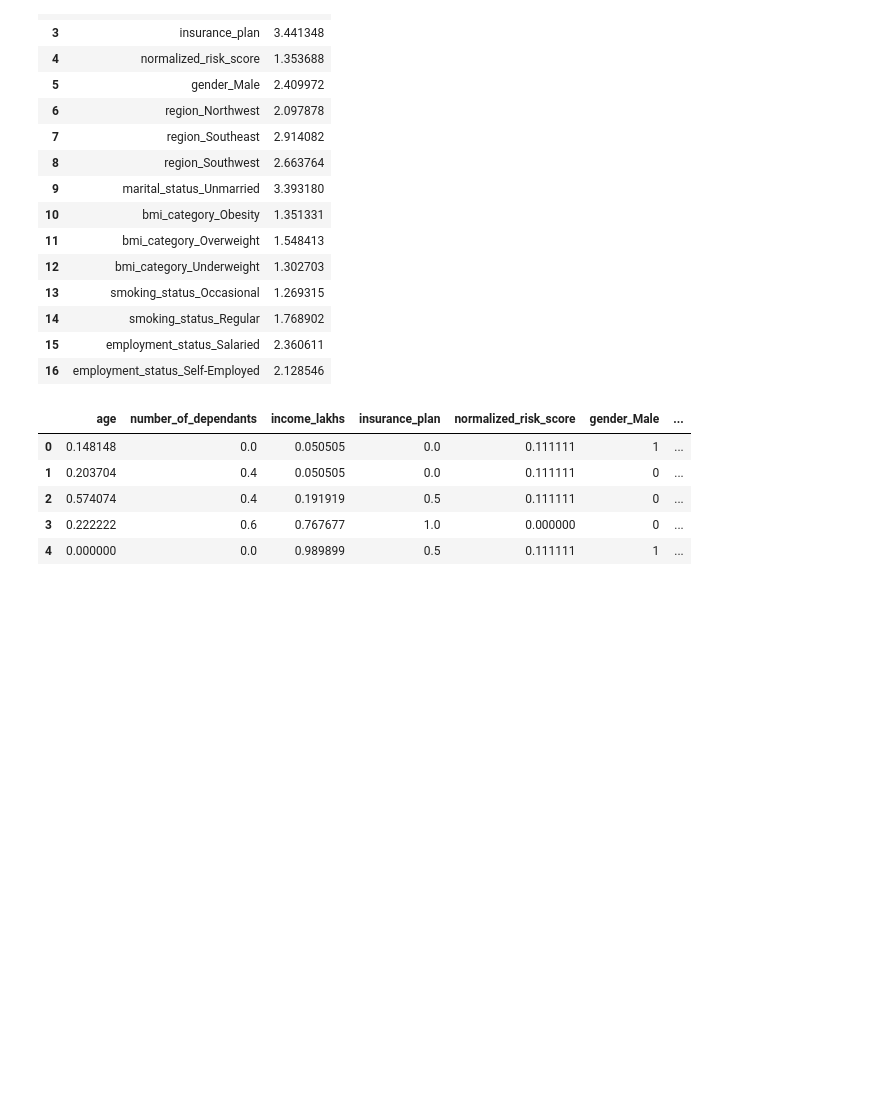
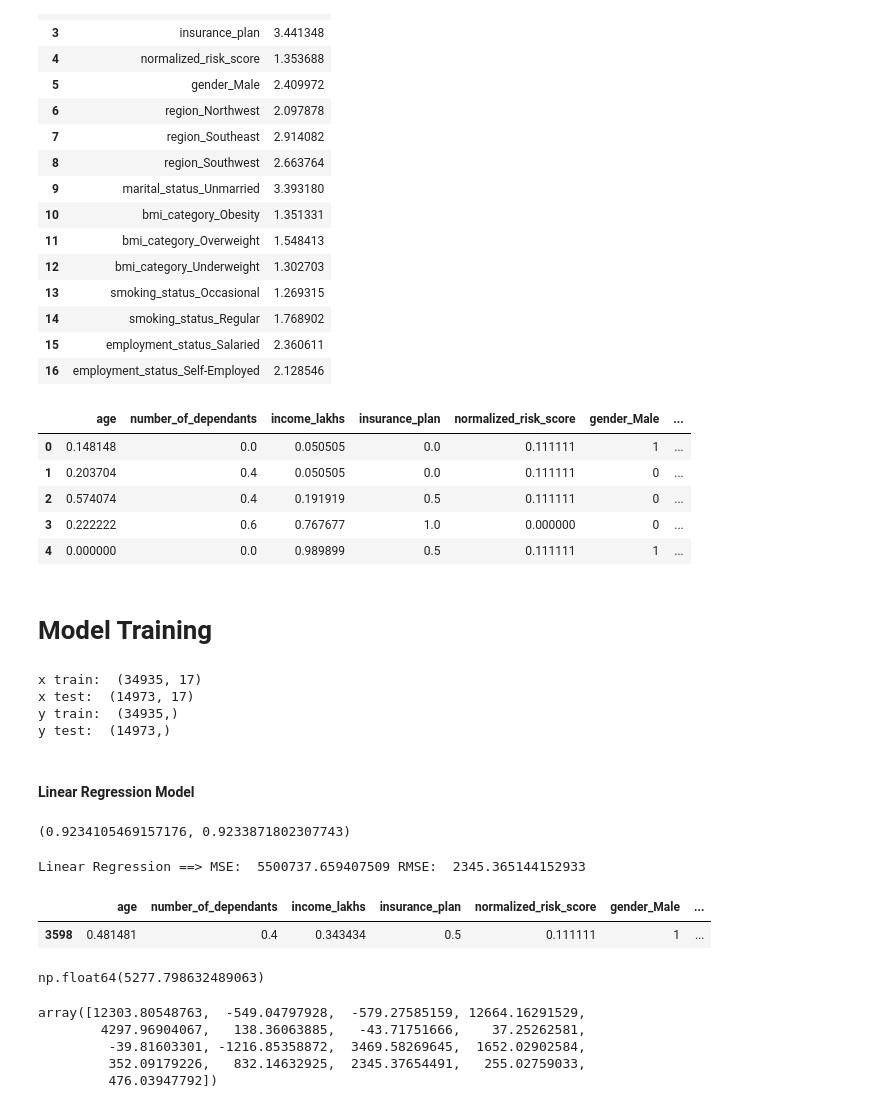
Before and after one commit to ByteMeRadi/Healthcare-Premium-Prediction-App, a Jupyter notebook: data_cleaning/ml_premium_prediction.ipynb, the cells around one changed output. Drawn from its saved outputs; the diff is of its cells as text; code cells hidden in the pictures; blank space fills up the shorter version.

```diff
--- a/data_cleaning/ml_premium_prediction.ipynb
+++ b/data_cleaning/ml_premium_prediction.ipynb
@@ -584,3 +584,53 @@ X_reduced.head()
 | 2 | 0.574074 | 0.4 | 0.191919 | 0.5 | 0.111111 | 0 | ... |
 | 3 | 0.222222 | 0.6 | 0.767677 | 1.0 | 0.000000 | 0 | ... |
 | 4 | 0.000000 | 0.0 | 0.989899 | 0.5 | 0.111111 | 1 | ... |
+# %% [markdown]
+# Model Training
+# %%
+X_train, X_test, y_train, y_test = train_test_split(X_reduced, y, test_size=0.30, random_state=10)
+
+# shape of the X_train, X_test, y_train, y_test features
+print("x train: ",X_train.shape)
+print("x test: ",X_test.shape)
+print("y train: ",y_train.shape)
+print("y test: ",y_test.shape)
+# %% [output]
+x train:  (34935, 17)
+x test:  (14973, 17)
+y train:  (34935,)
+y test:  (14973,)
+# %% [markdown]
+#### Linear Regression Model
+# %%
+model_lr = LinearRegression()
+model_lr.fit(X_train, y_train)
+test_score = model_lr.score(X_test, y_test)
+train_score = model_lr.score(X_train, y_train)
+train_score, test_score
+# %% [output]
+(0.9234105469157176, 0.9233871802307743)
+# %%
+y_pred = model_lr.predict(X_test)
+
+mse_lr = mean_squared_error(y_test, y_pred)
+rmse_lr = np.sqrt(mse_lr)
+print("Linear Regression ==> MSE: ", mse_lr, "RMSE: ", rmse_lr)
+# %% [output]
+Linear Regression ==> MSE:  5500737.659407509 RMSE:  2345.365144152933
+# %%
+X_test.head(1)
+# %% [output]
+|  | age | number_of_dependants | income_lakhs | insurance_plan | normalized_risk_score | gender_Male | ... |
+| 3598 | 0.481481 | 0.4 | 0.343434 | 0.5 | 0.111111 | 1 | ... |
+# %%
+model_lr.intercept_
+# %% [output]
+np.float64(5277.798632489063)
+# %%
+model_lr.coef_
+# %% [output]
+array([12303.80548763,  -549.04797928,  -579.27585159, 12664.16291529,
+        4297.96904067,   138.36063885,   -43.71751666,    37.25262581,
+         -39.81603301, -1216.85358872,  3469.58269645,  1652.02902584,
+         352.09179226,   832.14632925,  2345.37654491,   255.02759033,
+         476.03947792])
```
Also changed, not shown: parts of 13 cells of this notebook.
